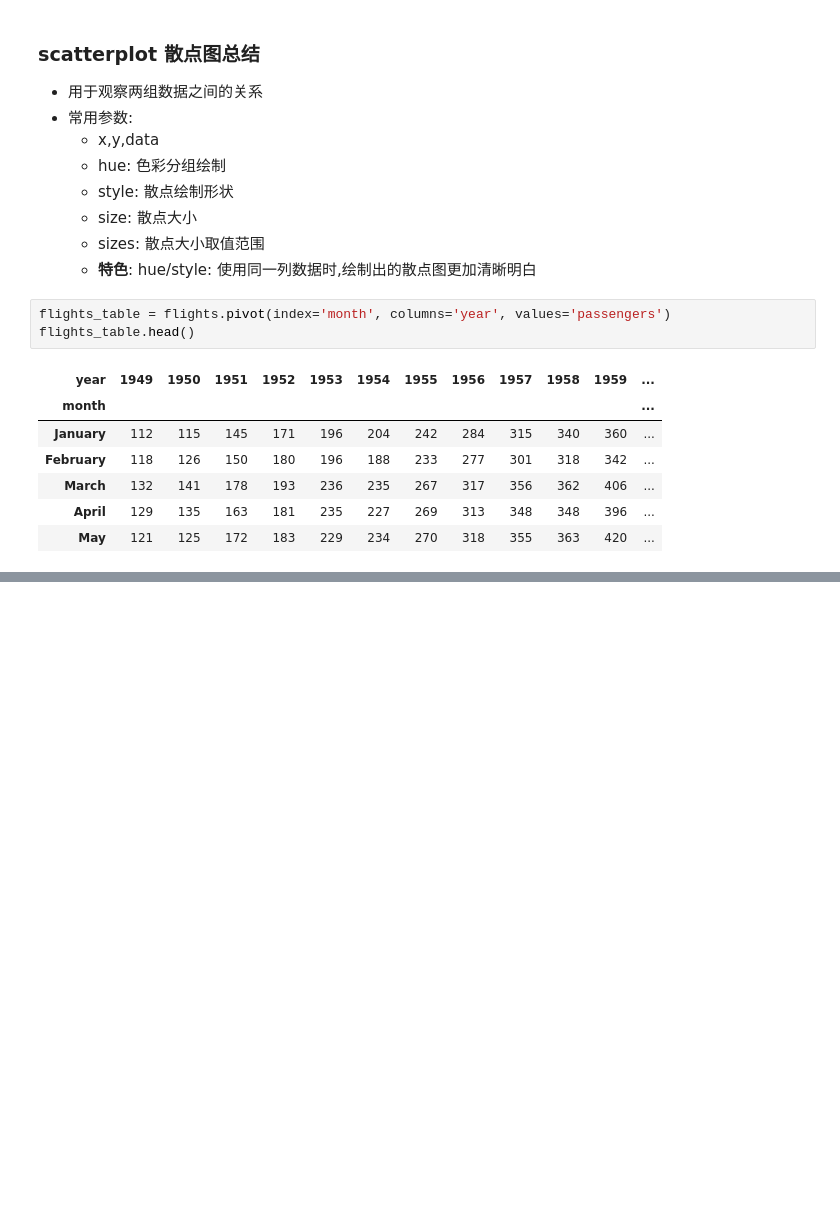
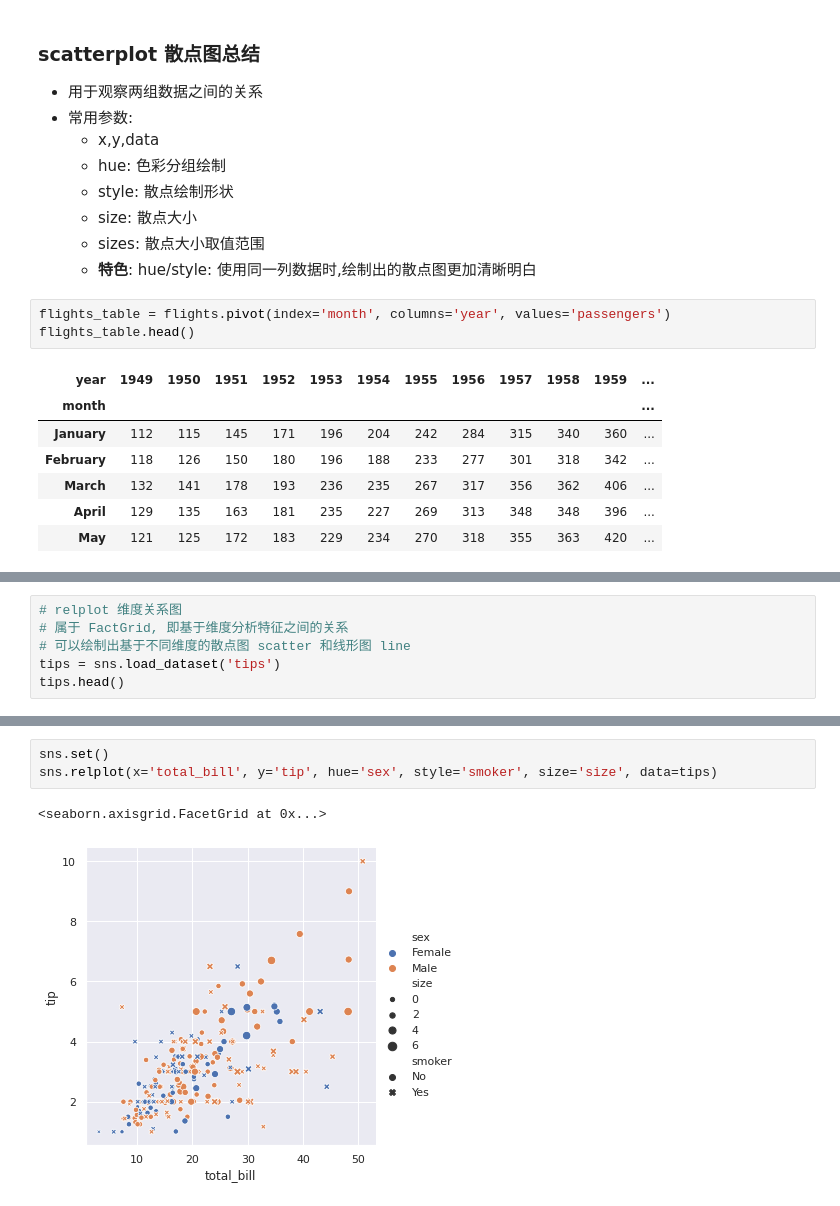
Before and after one commit to luoshun1/DataAnalysis, a Jupyter notebook: Seaborn常用配置与常用图标详解.ipynb, the cells around one changed output, grey strips where cells are left out. Drawn from its saved outputs; the diff is of its cells as text; blank space fills up the shorter version.

```diff
--- a/Seaborn常用配置与常用图标详解.ipynb
+++ b/Seaborn常用配置与常用图标详解.ipynb
@@ -466,0 +536,6 @@ sns.heatmap( flights_table, cmap='Blues', annot=True, fmt='d', linewidths=0.5)
+# %%
+# relplot 维度关系图
+# 属于 FactGrid, 即基于维度分析特征之间的关系
+# 可以绘制出基于不同维度的散点图 scatter 和线形图 line
+tips = sns.load_dataset('tips')
+tips.head()
@@ -466,0 +549,6 @@ sns.heatmap( flights_table, cmap='Blues', annot=True, fmt='d', linewidths=0.5)
+# %%
+sns.set()
+sns.relplot(x='total_bill', y='tip', hue='sex', style='smoker', size='size', data=tips)
+# %% [output]
+<seaborn.axisgrid.FacetGrid at 0x...>
+[figure, added]
```
Also changed, not shown: parts of 68 cells of this notebook, 1 other file.
